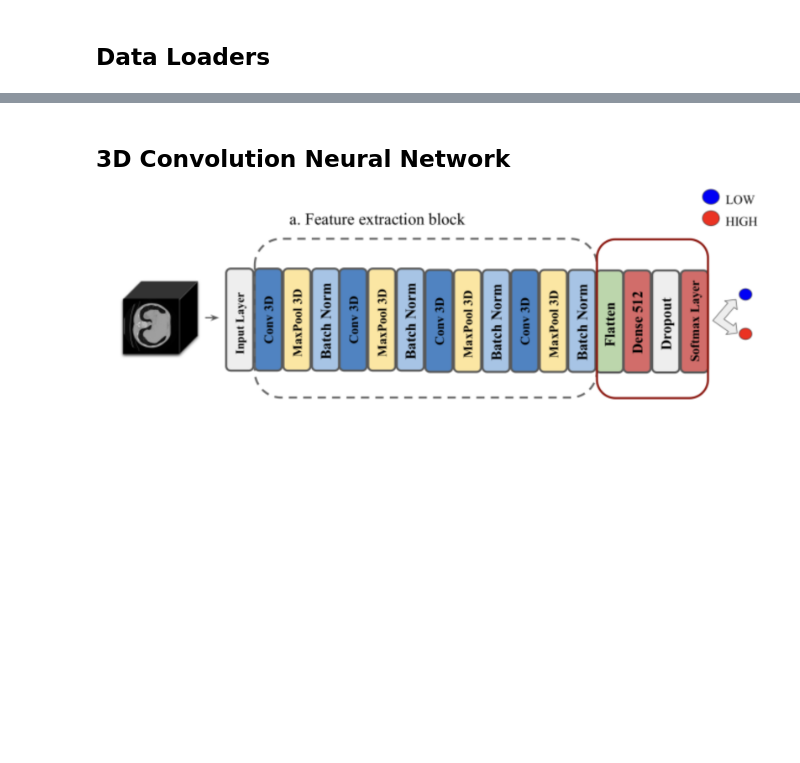
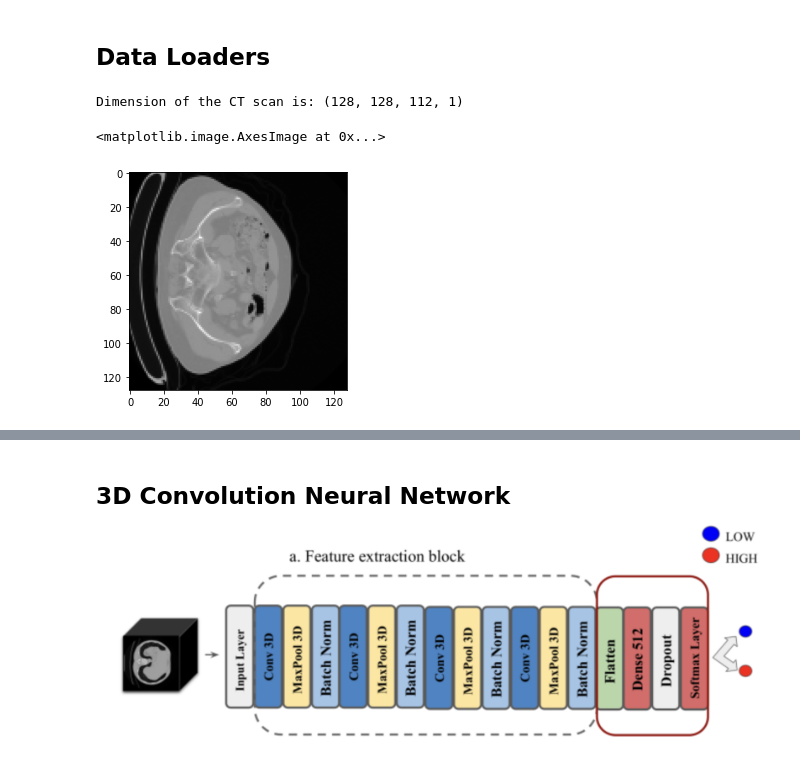
Before and after one commit to hepxpansion/Tatz_Thesis, a Jupyter notebook: Thesis.ipynb, the cells around one changed output, grey strips where cells are left out. Saved outputs shown, nothing was run; the diff lists cells and outputs as text; code cells hidden in the pictures; blank space fills up the shorter version.

```diff
--- a/Thesis.ipynb
+++ b/Thesis.ipynb
@@ -157,6 +56,14 @@ plt.show()
+# %%
+stacked_x = []
+for scan in df_resampled['ct_scan_path']:
+    patient_3D_scan = nib.load(scan).get_fdata() # Reads the nii files
+    stacked_x.append(torch.tensor(patient_3D_scan))
+
+stacked_x = np.array(torch.stack(stacked_x))
+stacke_x=np.expand_dims(stacked_x, axis=4)
 # %%
 # Loading the labels for all patients CT scans. The CT scans which have "Recurrence" possibility has been marked as
 # 1 else 0
 df = pd.read_csv('labels.csv')
 labels = np.array([1 if d == 'yes' else 0 for d in df['Recurrence']])
-labels.shape
+x_train, x_test, y_train, y_test = train_test_split(stacke_x, labels, test_size=0.25, random_state=0)
@@ -165,7 +70,3 @@ labels.shape
-# %%
-# Splitting the dataset into train and validation sets in a ratio of 3:1
-
-x_train, x_val, y_train, y_val = train_test_split(stacked_x, labels, test_size=0.25, random_state=0)
 # %% [markdown]
 ## Data Preprocessing (To be done)
 # %%
@@ -176,4 +77,29 @@ x_train, x_val, y_train, y_val = train_test_split(stacked_x, labels, test_size=0
 # %%
 # Define data loaders.
 train_loader = tf.data.Dataset.from_tensor_slices((x_train, y_train))
-validation_loader = tf.data.Dataset.from_tensor_slices((x_val, y_val))
+validation_loader = tf.data.Dataset.from_tensor_slices((x_test, y_test))
+
+batch_size = 5
+# Augment the on the fly during training.
+train_dataset = (
+    train_loader.shuffle(len(x_train))
+    .batch(batch_size)
+    .prefetch(2)
+)
+# Only rescale.
+validation_dataset = (
+    validation_loader.shuffle(len(x_test))
+    .batch(batch_size)
+    .prefetch(2)
+)
+# %%
+data = train_dataset.take(1)
+images, labels = list(data)[0]
+images = images.numpy()
+image = images[0]
+print("Dimension of the CT scan is:", image.shape)
+plt.imshow(np.squeeze(image[:, :, 30]), cmap="gray")
+# %% [output]
+Dimension of the CT scan is: (128, 128, 112, 1)
+<matplotlib.image.AxesImage at 0x...>
+[figure, added]
```
Also changed, not shown: parts of 21 cells of this notebook, 1 other file.
